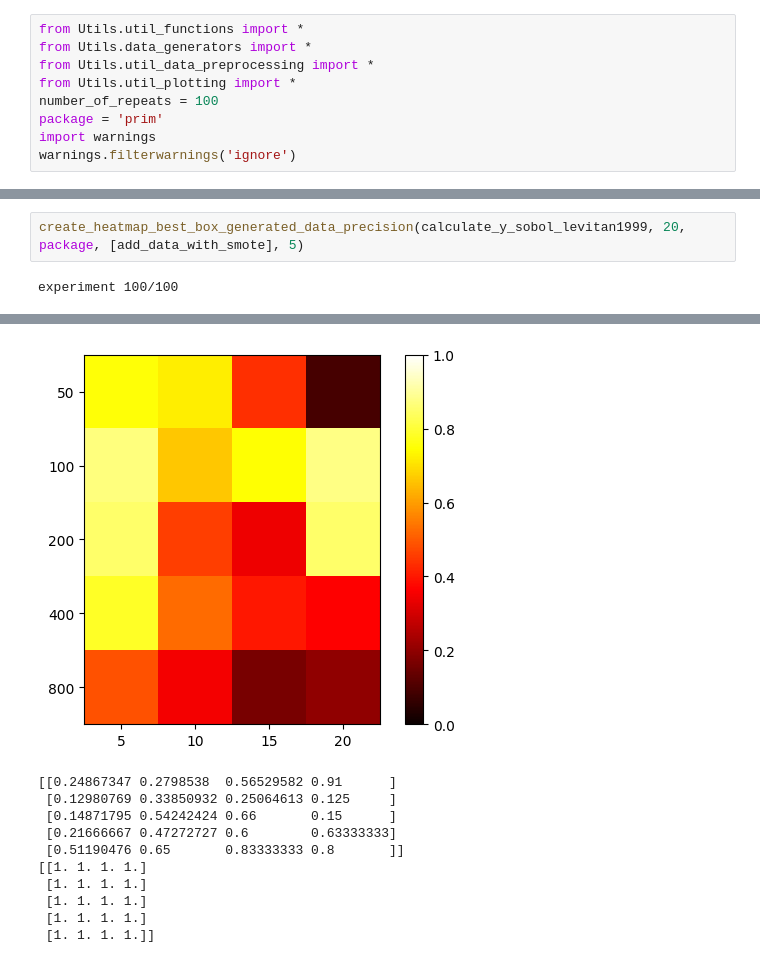
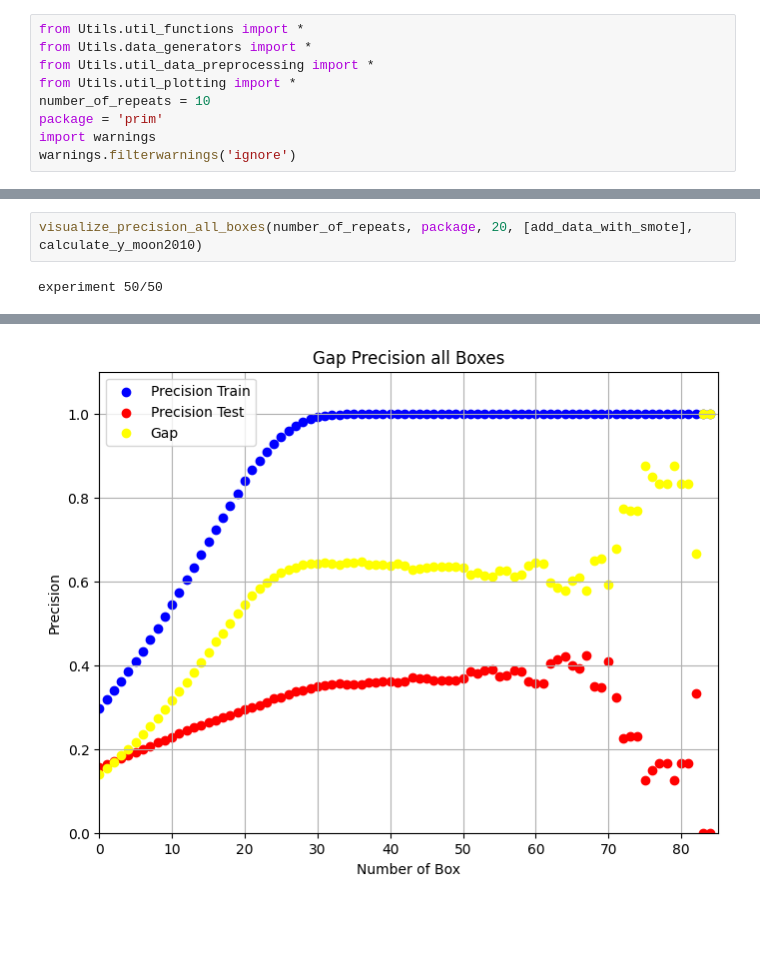
Before and after one commit to inagege/ImprovingSubgroupDiscovery, a Jupyter notebook: PRIM_Improvements/PRIM_Estimates_SMOTE.ipynb, the cells around one changed output, grey strips where cells are left out. Drawn from its saved outputs; the diff is of its cells as text; blank space fills up the shorter version.

```diff
--- a/PRIM_Improvements/PRIM_Estimates_SMOTE.ipynb
+++ b/PRIM_Improvements/PRIM_Estimates_SMOTE.ipynb
@@ -3,7 +3,7 @@ from Utils.util_functions import *
 from Utils.data_generators import *
 from Utils.util_data_preprocessing import *
 from Utils.util_plotting import *
-number_of_repeats = 100
+number_of_repeats = 10
 package = 'prim'
 import warnings
 warnings.filterwarnings('ignore')
@@ -55,4 +16,4 @@ experiment 1000/1000
 # %%
-create_heatmap_best_box_generated_data_precision(calculate_y_sobol_levitan1999, 20, package, [add_data_with_smote], 5)
+visualize_precision_all_boxes(number_of_repeats, package, 20, [add_data_with_smote], calculate_y_moon2010)
 # %% [output]
-experiment 100/100
+experiment 50/50
@@ -59,11 +21 @@ experiment 100/100
-[figure, old version]
+[figure, new version]
-[[0.24867347 0.2798538  0.56529582 0.91      ]
- [0.12980769 0.33850932 0.25064613 0.125     ]
- [0.14871795 0.54242424 0.66       0.15      ]
- [0.21666667 0.47272727 0.6        0.63333333]
- [0.51190476 0.65       0.83333333 0.8       ]]
-[[1. 1. 1. 1.]
- [1. 1. 1. 1.]
- [1. 1. 1. 1.]
- [1. 1. 1. 1.]
- [1. 1. 1. 1.]]
```
Also changed, not shown: parts of 4 cells of this notebook, 41 other files.
